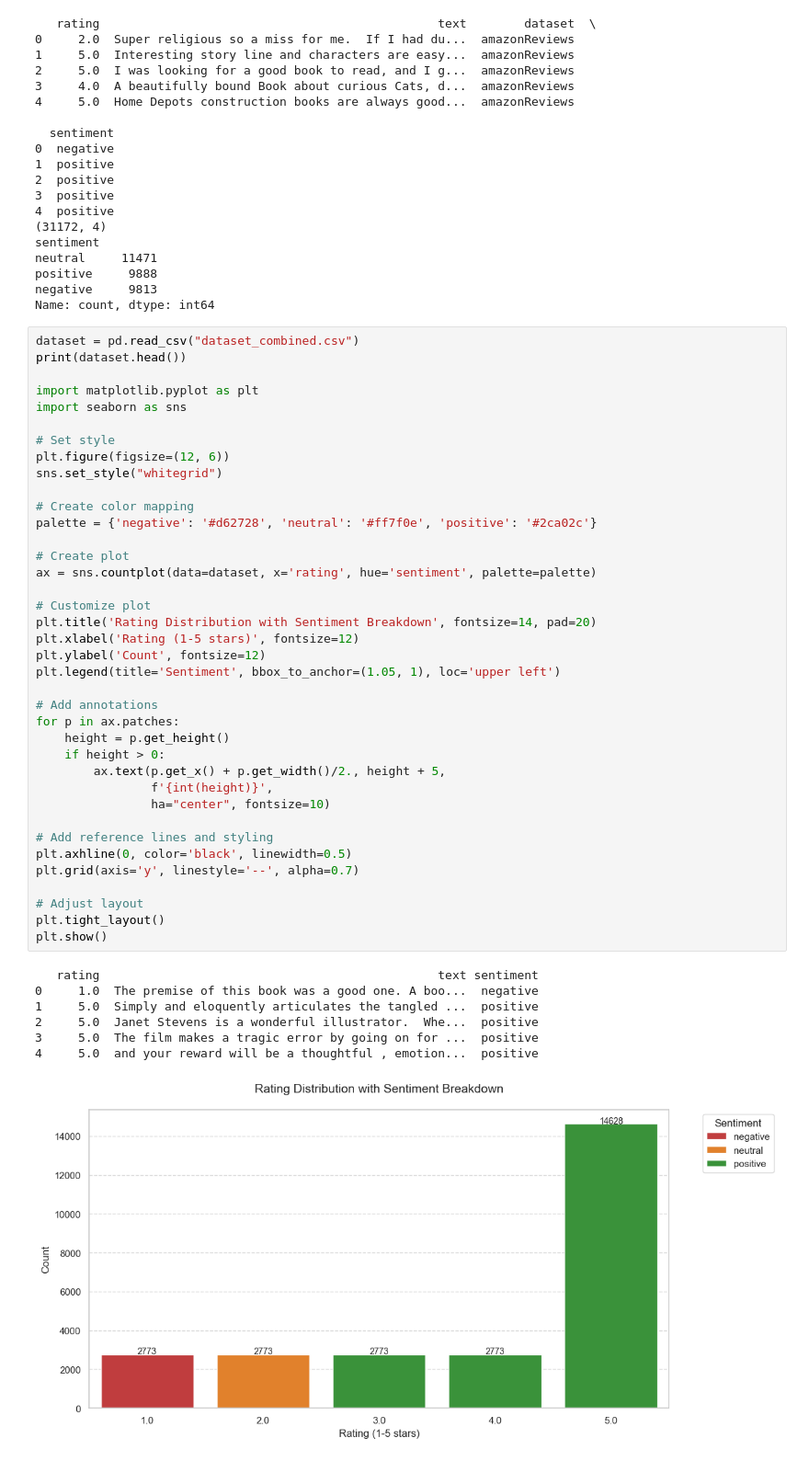
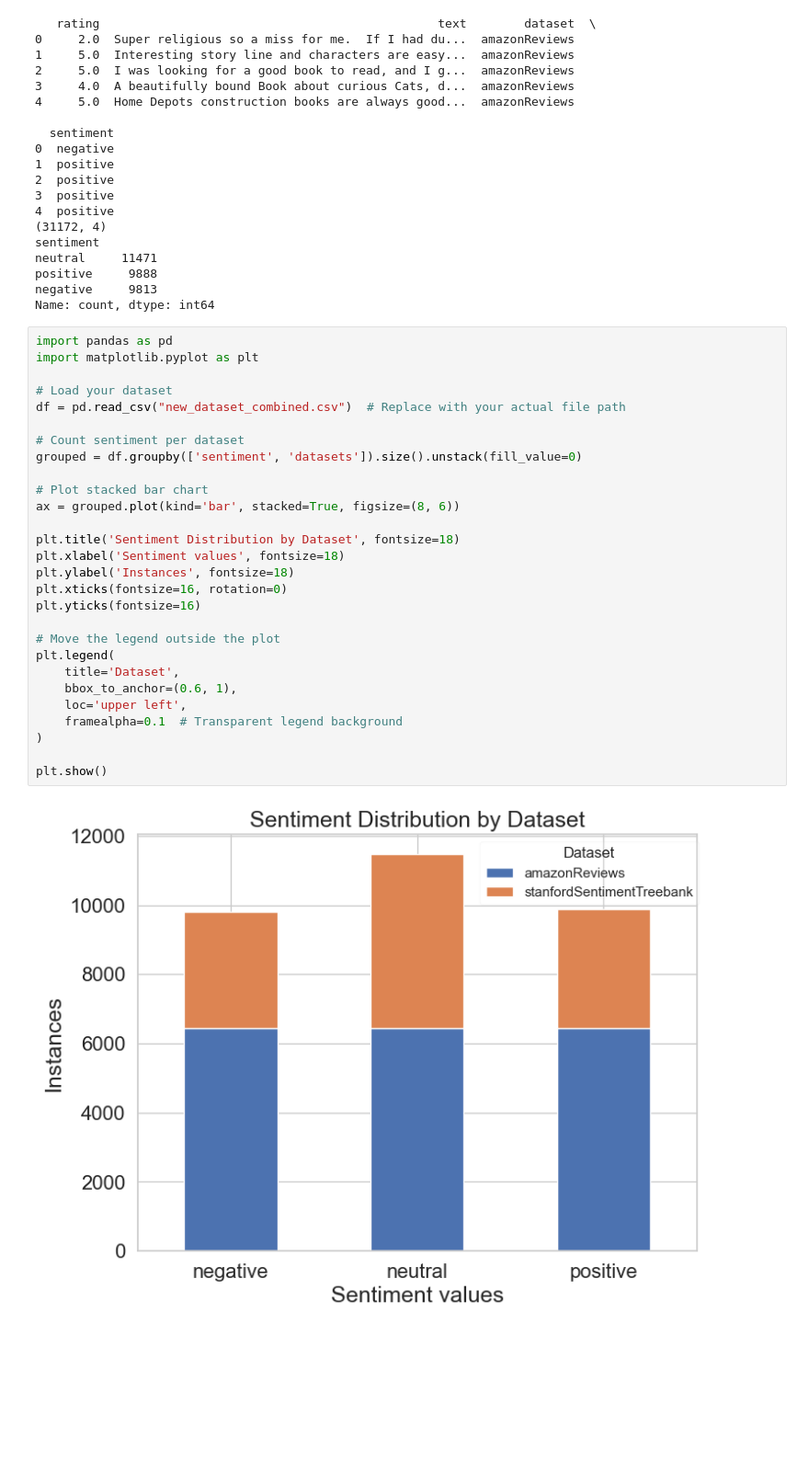
Before and after one commit to thewyveo/NLP, a Jupyter notebook: sentiment-analysis/sentiment-data-preprocessing.ipynb, the cells around one changed output. Shown: that part at 92% size. Drawn from its saved outputs; the diff is of its cells as text; blank space fills up the shorter version.

Commit message:
graph plotted for sentiment analysis

```diff
--- a/sentiment-analysis/sentiment-data-preprocessing.ipynb
+++ b/sentiment-analysis/sentiment-data-preprocessing.ipynb
@@ -152,49 +152,33 @@ neutral     11471
 positive     9888
 negative     9813
 Name: count, dtype: int64
-# %%
-dataset = pd.read_csv("dataset_combined.csv")
-print(dataset.head())
-
-import matplotlib.pyplot as plt
-import seaborn as sns
-
-# Set style
-plt.figure(figsize=(12, 6))
-sns.set_style("whitegrid")
-
-# Create color mapping
-palette = {'negative': '#d62728', 'neutral': '#ff7f0e', 'positive': '#2ca02c'}
-
-# Create plot
-ax = sns.countplot(data=dataset, x='rating', hue='sentiment', palette=palette)
-
-# Customize plot
-plt.title('Rating Distribution with Sentiment Breakdown', fontsize=14, pad=20)
-plt.xlabel('Rating (1-5 stars)', fontsize=12)
-plt.ylabel('Count', fontsize=12)
-plt.legend(title='Sentiment', bbox_to_anchor=(1.05, 1), loc='upper left')
-
-# Add annotations
-for p in ax.patches:
-    height = p.get_height()
-    if height > 0:
-        ax.text(p.get_x() + p.get_width()/2., height + 5,
-                f'{int(height)}',
-                ha="center", fontsize=10)
-
-# Add reference lines and styling
-plt.axhline(0, color='black', linewidth=0.5)
-plt.grid(axis='y', linestyle='--', alpha=0.7)
-
-# Adjust layout
-plt.tight_layout()
-plt.show()
-# %% [output]
-   rating                                               text sentiment
-0     1.0  The premise of this book was a good one. A boo...  negative
-1     5.0  Simply and eloquently articulates the tangled ...  positive
-2     5.0  Janet Stevens is a wonderful illustrator.  Whe...  positive
-3     5.0  The film makes a tragic error by going on for ...  positive
-4     5.0  and your reward will be a thoughtful , emotion...  positive
-[figure, removed]
+# %%
+import pandas as pd
+import matplotlib.pyplot as plt
+
+# Load your dataset
+df = pd.read_csv("new_dataset_combined.csv")  # Replace with your actual file path
+
+# Count sentiment per dataset
+grouped = df.groupby(['sentiment', 'datasets']).size().unstack(fill_value=0)
+
+# Plot stacked bar chart
+ax = grouped.plot(kind='bar', stacked=True, figsize=(8, 6))
+
+plt.title('Sentiment Distribution by Dataset', fontsize=18)
+plt.xlabel('Sentiment values', fontsize=18)
+plt.ylabel('Instances', fontsize=18)
+plt.xticks(fontsize=16, rotation=0)
+plt.yticks(fontsize=16)
+
+# Move the legend outside the plot
+plt.legend(
+    title='Dataset',
+    bbox_to_anchor=(0.6, 1),
+    loc='upper left',
+    framealpha=0.1  # Transparent legend background
+)
+
+plt.show()
+# %% [output]
+[figure, added]
```
Also changed, not shown: parts of 3 cells of this notebook.
